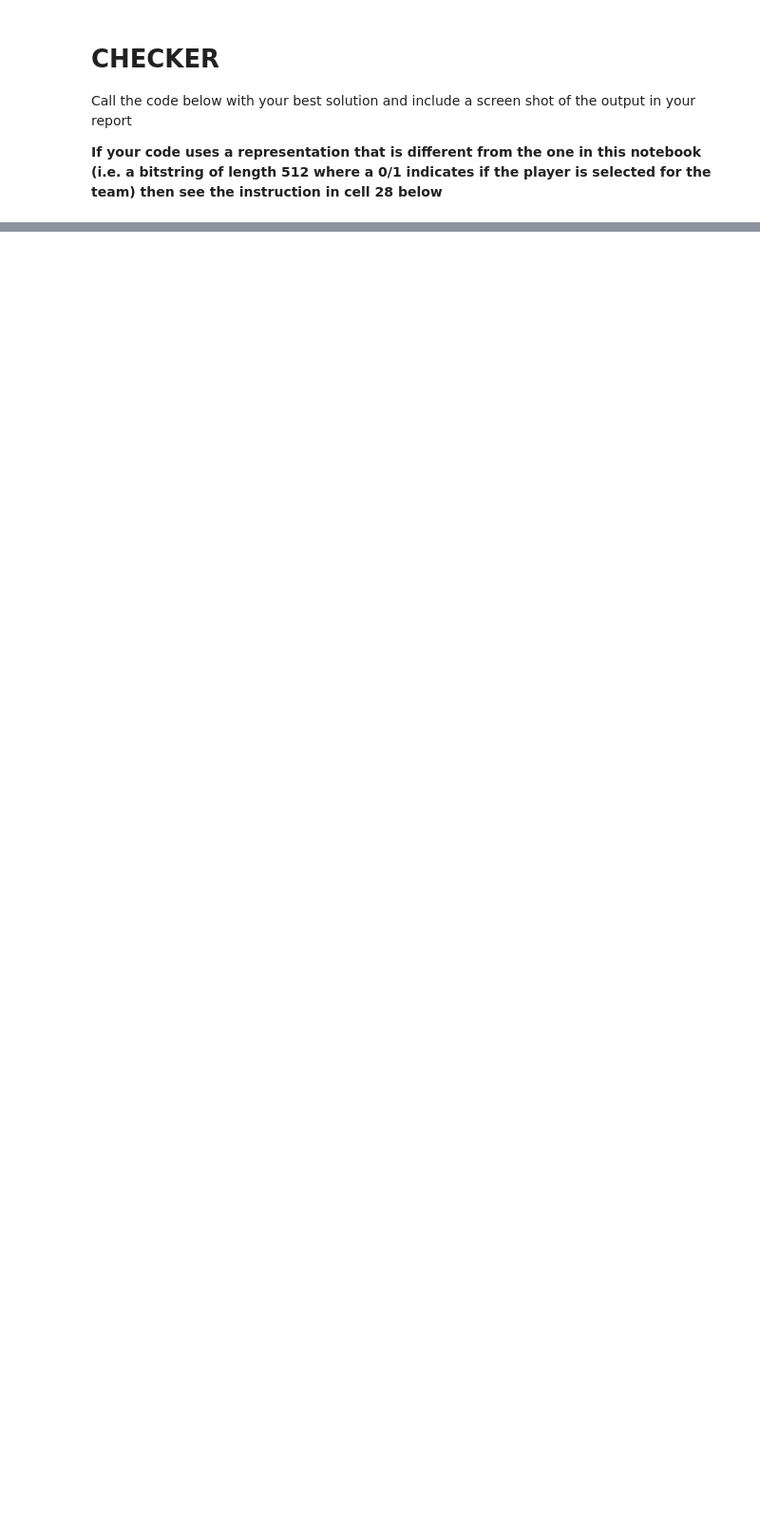
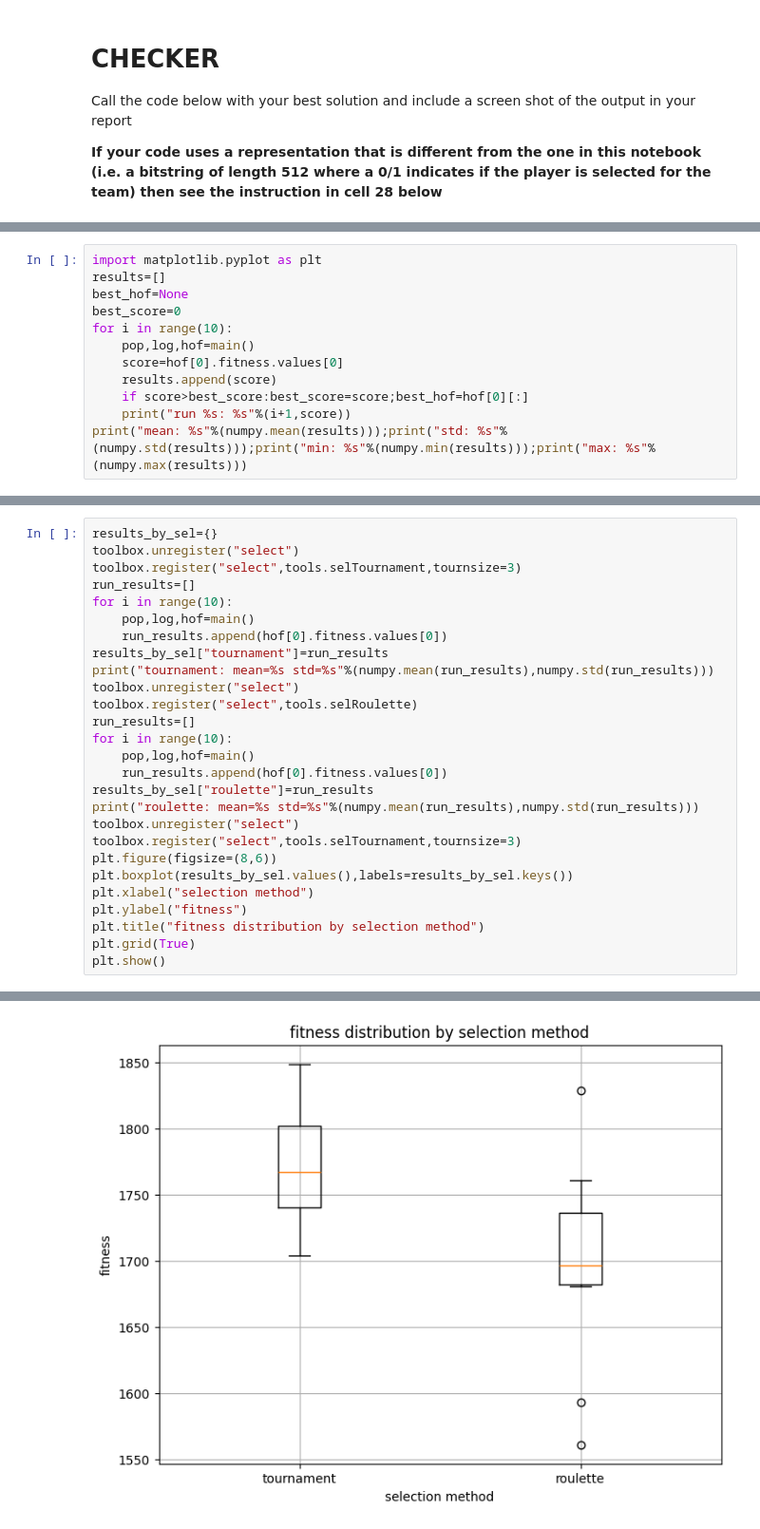
Before and after one commit to Calum-Kerr/AIO, a Jupyter notebook: Cw/40587080.ipynb, the cells around one changed output, grey strips where cells are left out. Shown at 95% size. Saved outputs shown, nothing was run; the diff lists cells and outputs as text; blank space fills up the shorter version.

```diff
--- a/Cw/40587080.ipynb
+++ b/Cw/40587080.ipynb
@@ -255,0 +312,12 @@ str: 2
+# %%
+import matplotlib.pyplot as plt
+results=[]
+best_hof=None
+best_score=0
+for i in range(10):
+    pop,log,hof=main()
+    score=hof[0].fitness.values[0]
+    results.append(score)
+    if score>best_score:best_score=score;best_hof=hof[0][:]
+    print("run %s: %s"%(i+1,score))
+print("mean: %s"%(numpy.mean(results)));print("std: %s"%(numpy.std(results)));print("min: %s"%(numpy.min(results)));print("max: %s"%(numpy.max(results)))
@@ -255,0 +339,28 @@ str: 2
+# %%
+results_by_sel={}
+toolbox.unregister("select")
+toolbox.register("select",tools.selTournament,tournsize=3)
+run_results=[]
+for i in range(10):
+    pop,log,hof=main()
+    run_results.append(hof[0].fitness.values[0])
+results_by_sel["tournament"]=run_results
+print("tournament: mean=%s std=%s"%(numpy.mean(run_results),numpy.std(run_results)))
+toolbox.unregister("select")
+toolbox.register("select",tools.selRoulette)
+run_results=[]
+for i in range(10):
+    pop,log,hof=main()
+    run_results.append(hof[0].fitness.values[0])
+results_by_sel["roulette"]=run_results
+print("roulette: mean=%s std=%s"%(numpy.mean(run_results),numpy.std(run_results)))
+toolbox.unregister("select")
+toolbox.register("select",tools.selTournament,tournsize=3)
+plt.figure(figsize=(8,6))
+plt.boxplot(results_by_sel.values(),labels=results_by_sel.keys())
+plt.xlabel("selection method")
+plt.ylabel("fitness")
+plt.title("fitness distribution by selection method")
+plt.grid(True)
+plt.show()
+# %% [output]
@@ -255,0 +369 @@ str: 2
+[figure, added]
```
Also changed, not shown: parts of 11 cells of this notebook.
